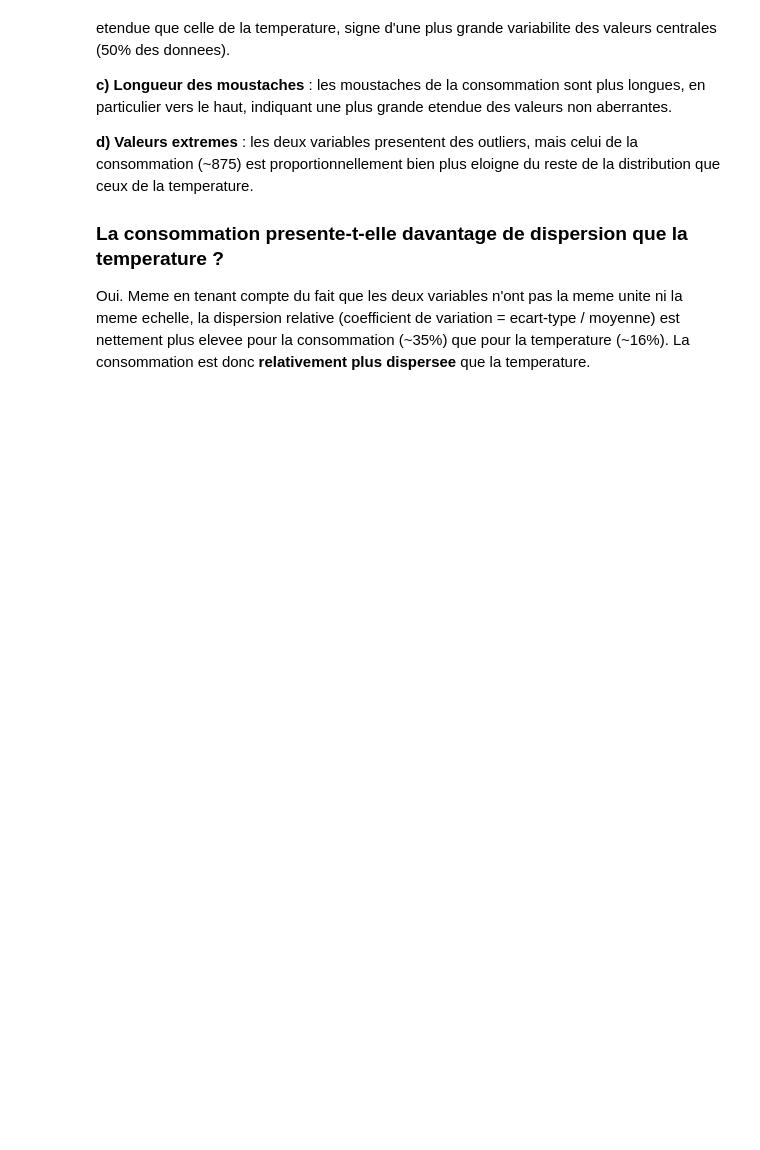
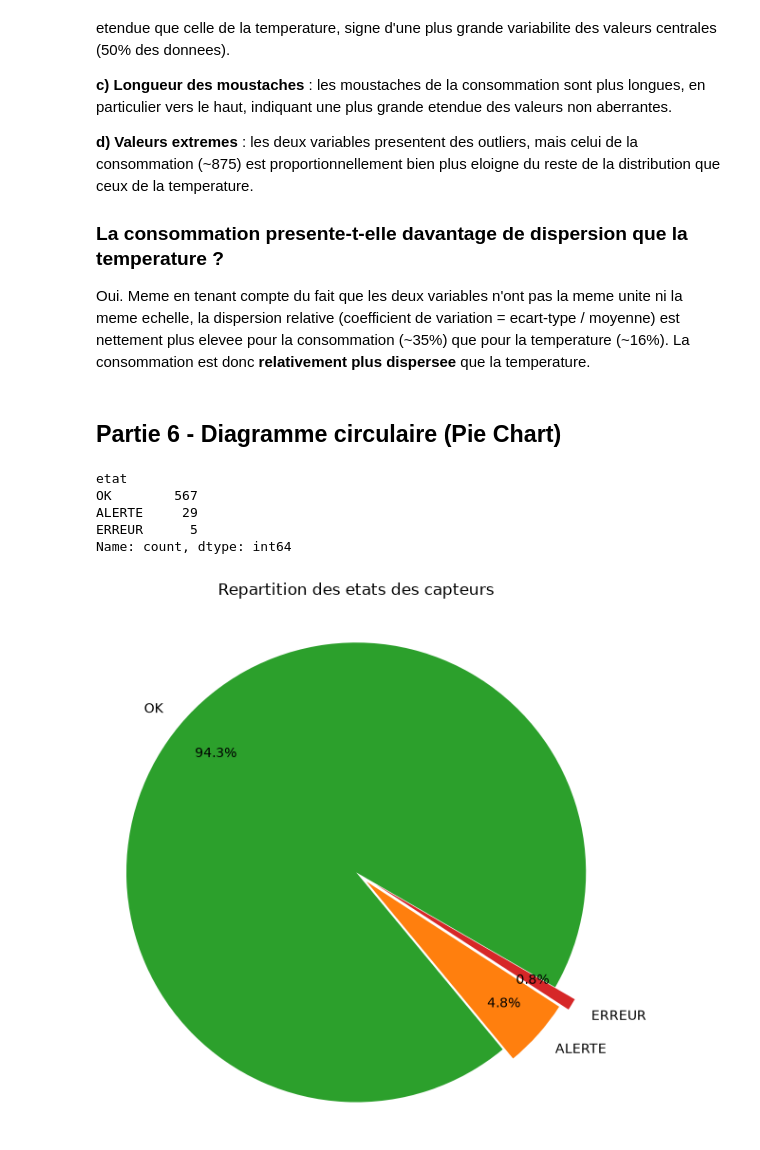
Before and after one commit to maigadems/atelier_matplotlib_iot, a Jupyter notebook: notebooks/atelier_matplotlib_iot.ipynb, the cells around one changed output. Drawn from its saved outputs; the diff is of its cells as text; code cells hidden in the pictures; blank space fills up the shorter version.

Commit message:
dessiner un diagramme circulaire pour analyser et interpreter les proportions par capteurs

```diff
--- a/notebooks/atelier_matplotlib_iot.ipynb
+++ b/notebooks/atelier_matplotlib_iot.ipynb
@@ -260,3 +260,33 @@ plt.show()
 ### La consommation presente-t-elle davantage de dispersion que la temperature ?
 
 Oui. Meme en tenant compte du fait que les deux variables n'ont pas la meme unite ni la meme echelle, la dispersion relative (coefficient de variation = ecart-type / moyenne) est nettement plus elevee pour la consommation (~35%) que pour la temperature (~16%). La consommation est donc **relativement plus dispersee** que la temperature.
+# %% [markdown]
+## Partie 6 - Diagramme circulaire (Pie Chart)
+# %%
+etat_counts = df["etat"].value_counts()
+etat_counts
+# %% [output]
+etat
+OK        567
+ALERTE     29
+ERREUR      5
+Name: count, dtype: int64
+# %%
+plt.figure(figsize=(6, 6))
+plt.pie(
+    etat_counts.values,
+    labels=etat_counts.index,
+    autopct="%1.1f%%",
+    colors=["tab:green", "tab:orange", "tab:red"],
+    startangle=-30,
+    explode=[0, 0.06, 0.1],
+    pctdistance=0.8,
+)
+
+plt.title("Repartition des etats des capteurs", pad=20)
+plt.axis("equal")
+
+plt.tight_layout()
+plt.show()
+# %% [output]
+[figure, added]
```
Also changed, not shown: parts of 1 cell of this notebook, 1 other file.
